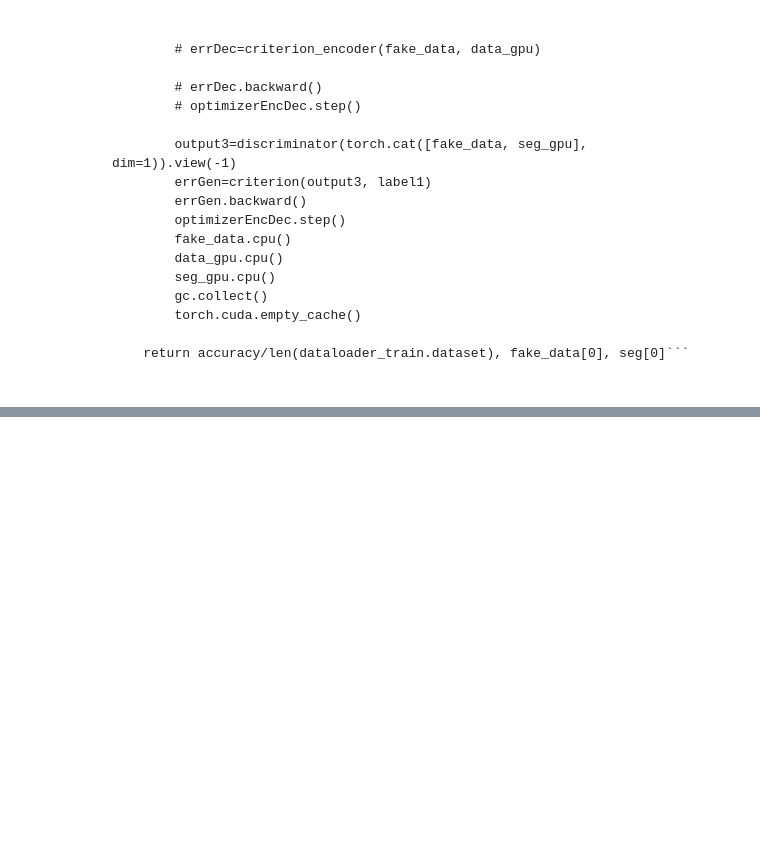
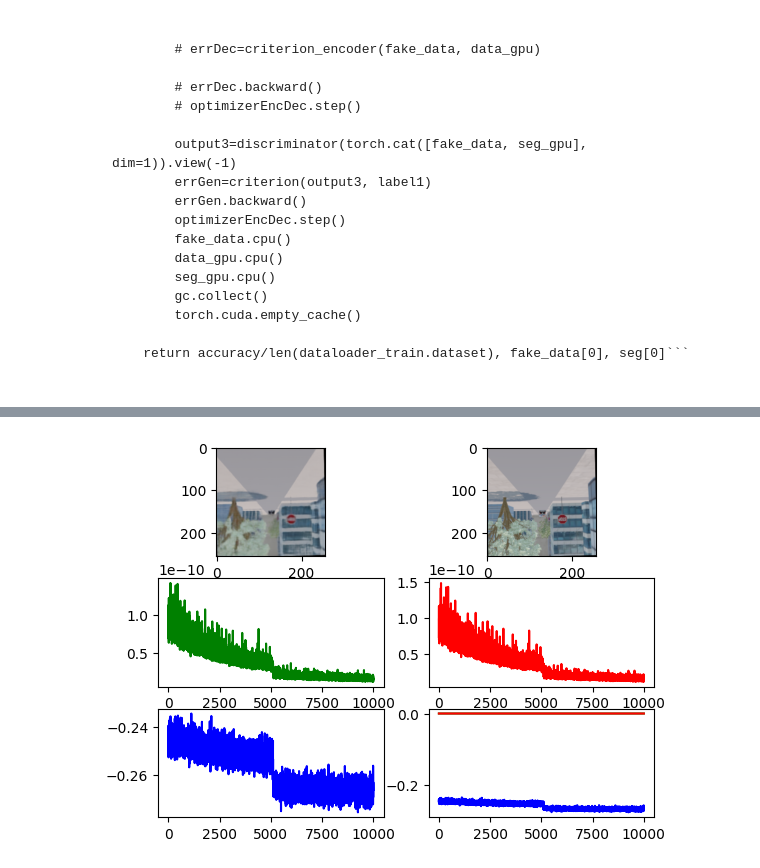
Before and after one commit to vinz321/CGAN, a Jupyter notebook: GAN_image2imageV3.ipynb, the cells around one changed output, grey strips where cells are left out. Saved outputs shown, nothing was run; the diff lists cells and outputs as text; code cells hidden in the pictures; blank space fills up the shorter version.

````diff
--- a/GAN_image2imageV3.ipynb
+++ b/GAN_image2imageV3.ipynb
@@ -175,9 +159,10 @@ criterion_encoder=nn.SmoothL1Loss()
 # %%
 ### Train-Loop GAN ###
 def optimize_GAN():
-    global dataloader_train
+    global dataloader_train, loss_iterations,loss_gen_values,loss_disc_values, loss_gen_pix_values
     accuracy=0
     for (data,col) in dataloader_train:
+
         batch_size=len(data)
         data_gpu=data.cuda()
         col_gpu=col.cuda()
@@ -190,21 +175,24 @@ def optimize_GAN():
 
         label1=torch.full([batch_size,*patch_shape], 1.).cuda() #Etichetta immagini reali
 
-        output1=patch_discriminator(torch.cat((data_gpu,col_gpu,),1).squeeze()) # predizioni
+        output1=patch_discriminator(torch.cat((data_gpu,col_gpu,),1)) # predizioni
         loss_discr_real=criterion(output1, label1) # cross entropy
+
 
         accuracy+=output1.round().eq(1.).sum().item()/64
 
         label2=torch.full([batch_size,*patch_shape], 0.).cuda()
 
 
-        output2=patch_discriminator(torch.cat((data_gpu,fake_col.detach(),), 1).squeeze() )
+        output2=patch_discriminator(torch.cat((data_gpu,fake_col.detach(),), 1) )
         loss_discr_fake=criterion(output2,label2)
 
         accuracy+=output2.round().eq(0.).sum().item()/64
 
 
         loss_discr=loss_discr_real+loss_discr_fake
+
+        loss_disc_values.append(torch.Tensor(loss_discr).item())
         loss_discr.backward()
         optimizerPatchDiscriminator.step()
 
@@ -212,11 +200,17 @@ def optimize_GAN():
 
         output3=patch_discriminator(torch.cat((data_gpu,fake_col,),1))
 
-        output3=patch_discriminator()
-        errDec = criterion(output3, label1)
+        loss_gen_disc=criterion(output3, label1)
+        loss_gen_pixel=criterion_flowgen(fake_col, col_gpu)
+        errDec = loss_gen_disc + loss_gen_pixel
+
+        loss_gen_pix_values.append(loss_gen_pixel.item())
+        loss_gen_values.append(loss_gen_disc.item())
 
         errDec.backward()
         optimizerflowgen.step()
+
+        loss_iterations+=1
 
         label1.cpu()
         label2.cpu()
@@ -283,7 +277,7 @@ def optimize_GAN():
 
     return accuracy/len(dataloader_train.dataset), fake_data[0], seg[0]```
 # %%
-
+import json
 ### Train Loop ###
 epochs=1500
 start_epoch=0
@@ -297,29 +291,63 @@ if "neverStreets" in os.listdir("./"):
       optimizerPatchDiscriminator.load_state_dict(state["optimizerDiscriminator_state_dict"])
       optimizerflowgen.load_state_dict(state["optimizerFGen_state_dict"])
       start_epoch=state["epoch"]
+
+
+
   except:
     print("Error in load")
 
-flowgen.reload_flownet()
+  with open('loss_data.json', 'r') as f:
+    content=f.read()
+    content=json.loads(content)
+    loss_iterations=content['loss_iterations']
+    loss_gen_values=json.loads(content['loss_gen_values'])
+    loss_gen_pix_values=json.loads(content['loss_gen_pix_values'])
+    loss_disc_values=json.loads(content['loss_disc_values'])
+
+# flowgen.reload_flownet()
+flowgen.reload_pretrained()
 
 
 for i in range(start_epoch, epochs):
-    print("Epoch ",i)
-    accuracy, fake_col, col=optimize_GAN()
+  print("Epoch ",i)
+  accuracy, fake_col, col=optimize_GAN()
 
-    clear_output(wait=True)
-    print("Saving...")
-    torch.save({"Discriminator":patch_discriminator.state_dict(),
-    "optimizerDiscriminator_state_dict":optimizerPatchDiscriminator.state_dict(),
-    "Generator":flowgen.state_dict(),
-    "optimizerFGen_state_dict":optimizerflowgen.state_dict(),
-    "epoch":i},
-    "./neverStreets")
-    print(accuracy)
+  clear_output(wait=True)
+  print("Saving...")
+  torch.save({"Discriminator":patch_discriminator.state_dict(),
+  "optimizerDiscriminator_state_dict":optimizerPatchDiscriminator.state_dict(),
+  "Generator":flowgen.state_dict(),
+  "optimizerFGen_state_dict":optimizerflowgen.state_dict(),
+  "epoch":i},
+  "./neverStreets")
 
-    plt.subplot(121)
-    plt.imshow(fake_col.cpu().detach().permute([1,2,0]))
-    plt.subplot(122)
-    plt.imshow(col.cpu().detach().permute([1,2,0]))
-    plt.show()
+  content={
+      'loss_iterations' : loss_iterations,
+      'loss_gen_values' : json.dumps(loss_gen_values),
+      'loss_gen_pix_values' : json.dumps(loss_gen_pix_values),
+      'loss_disc_values' : json.dumps(loss_disc_values)
+  }
+
+  with open('loss_data.json','w') as f:
+      f.write(json.dumps(content))
+
+  print(accuracy)
+
+  plt.subplot(321)
+  plt.imshow(fake_col.cpu().detach().permute([1,2,0]))
+  plt.subplot(322)
+  plt.imshow(col.cpu().detach().permute([1,2,0]))
+  plt.subplot(323)
+  plt.plot(range(0,loss_iterations), loss_gen_values, 'g')
+  plt.subplot(324)
+  plt.plot(range(0,loss_iterations), loss_disc_values, 'r')
+  plt.subplot(325)
+  plt.plot(range(0,loss_iterations), loss_gen_pix_values, 'b')
+  plt.subplot(326)
+  plt.plot(range(0,loss_iterations), loss_gen_values, 'g')
+  plt.plot(range(0,loss_iterations), loss_disc_values, 'r')
+  plt.plot(range(0,loss_iterations), loss_gen_pix_values, 'b')
+  plt.savefig('plot.png')
+  plt.show()
 # %% [output]
@@ -332,0 +357 @@ RuntimeError: Sizes of tensors must match except in dimension 1. Expected size 1
+[figure, added]
````
Also changed, not shown: parts of 7 cells of this notebook, 6 other files.
